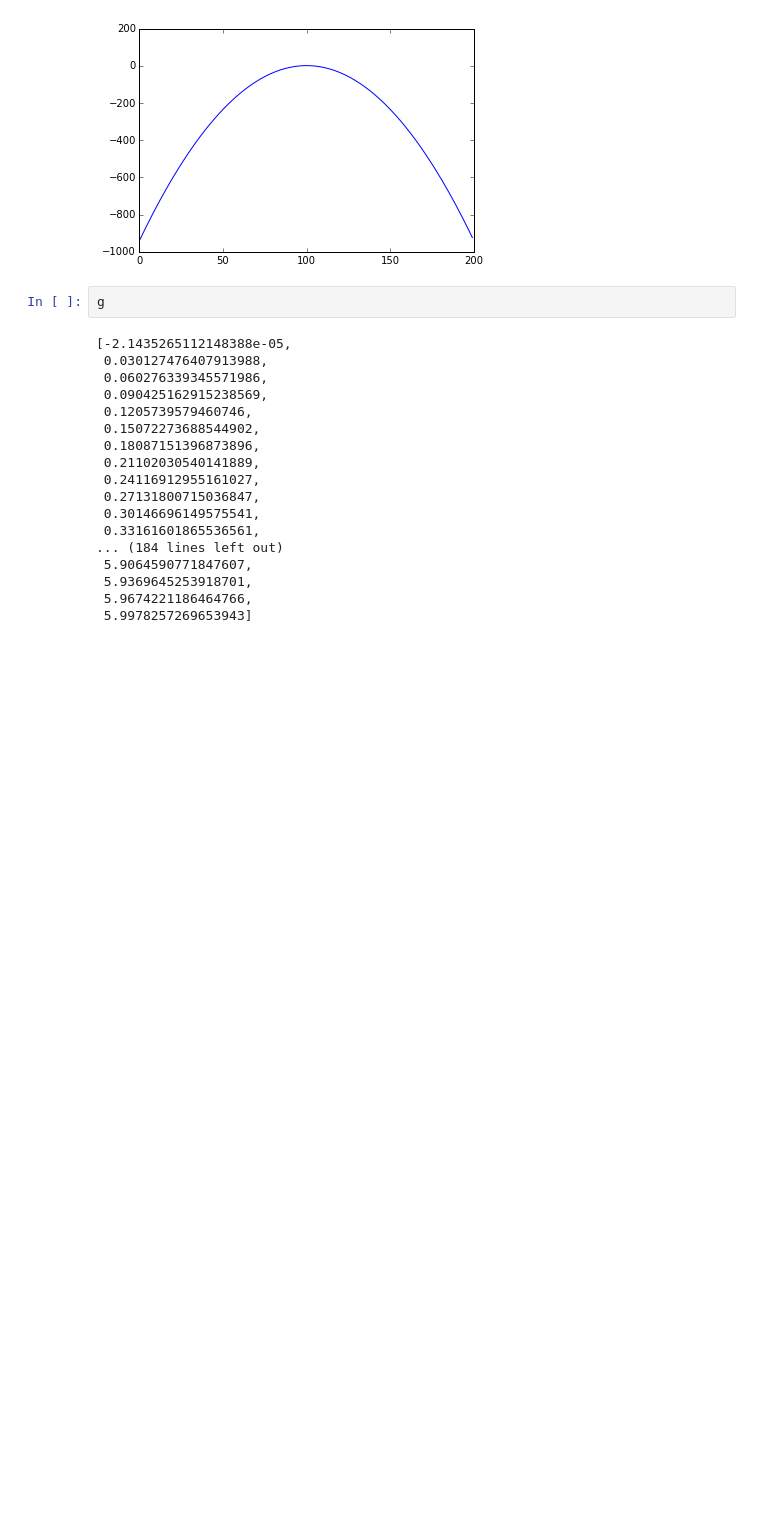
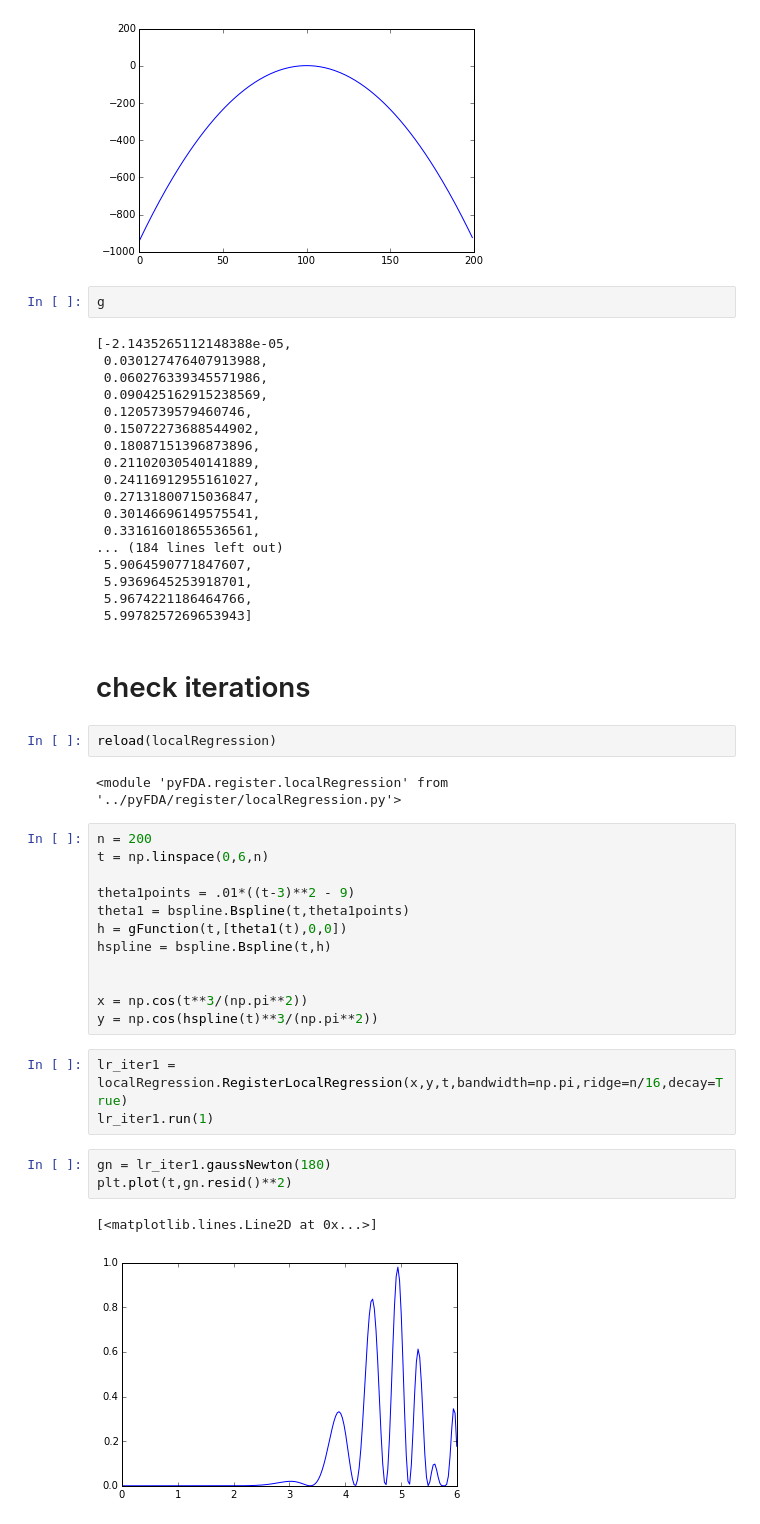
Before and after one commit to ptonner/pyFDA, a Jupyter notebook: examples/registrationByLocalRegression.ipynb, the cells around one changed output. Drawn from its saved outputs; the diff is of its cells as text; blank space fills up the shorter version.

```diff
--- a/examples/registrationByLocalRegression.ipynb
+++ b/examples/registrationByLocalRegression.ipynb
@@ -432,3 +432,30 @@ g
  5.9369645253918701,
  5.9674221186464766,
  5.9978257269653943]
+# %% [markdown]
+# check iterations
+# %%
+reload(localRegression)
+# %% [output]
+<module 'pyFDA.register.localRegression' from '../pyFDA/register/localRegression.py'>
+# %%
+n = 200
+t = np.linspace(0,6,n)
+
+theta1points = .01*((t-3)**2 - 9)
+theta1 = bspline.Bspline(t,theta1points)
+h = gFunction(t,[theta1(t),0,0])
+hspline = bspline.Bspline(t,h)
+
+
+x = np.cos(t**3/(np.pi**2))
+y = np.cos(hspline(t)**3/(np.pi**2))
+# %%
+lr_iter1 = localRegression.RegisterLocalRegression(x,y,t,bandwidth=np.pi,ridge=n/16,decay=True)
+lr_iter1.run(1)
+# %%
+gn = lr_iter1.gaussNewton(180)
+plt.plot(t,gn.resid()**2)
+# %% [output]
+[<matplotlib.lines.Line2D at 0x...>]
+[figure, added]
```
Also changed, not shown: parts of 19 cells of this notebook.
